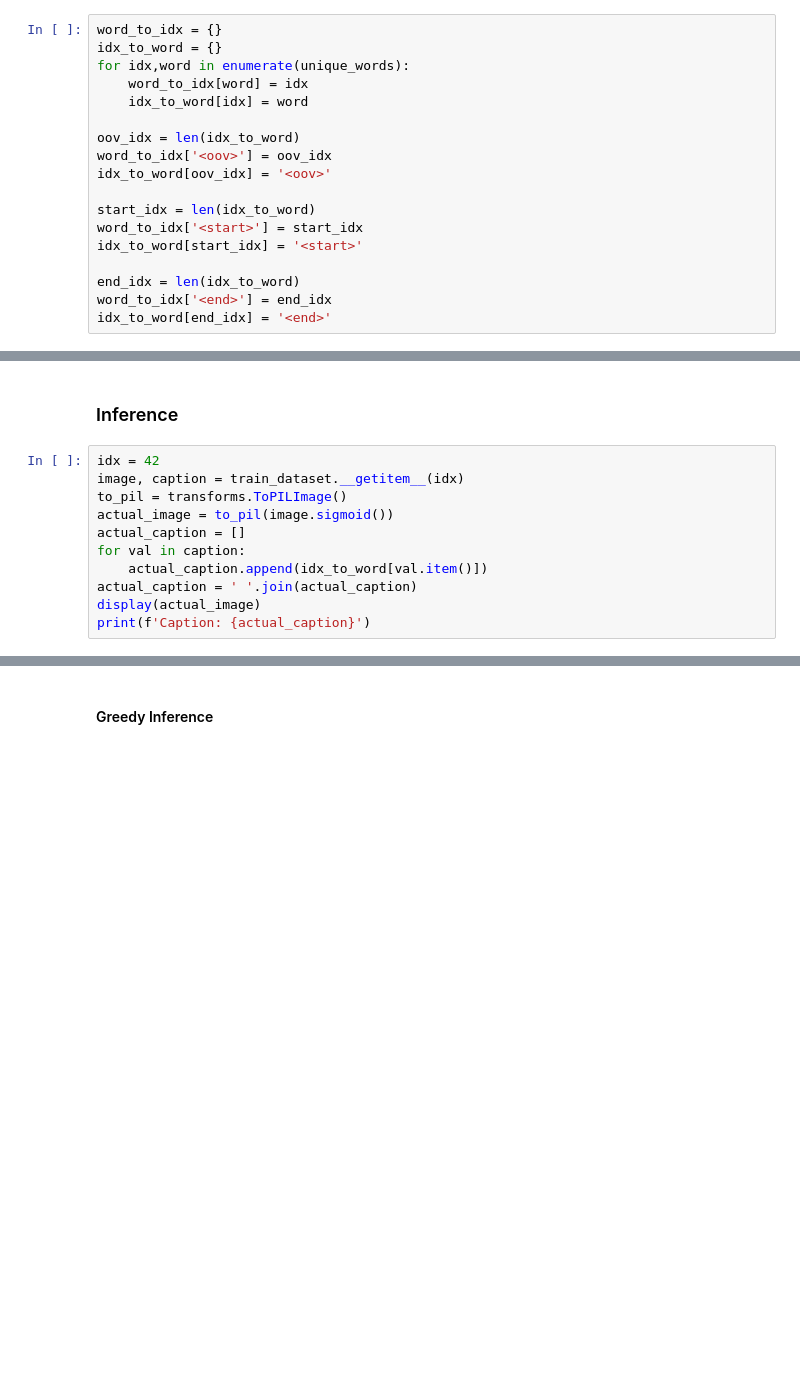
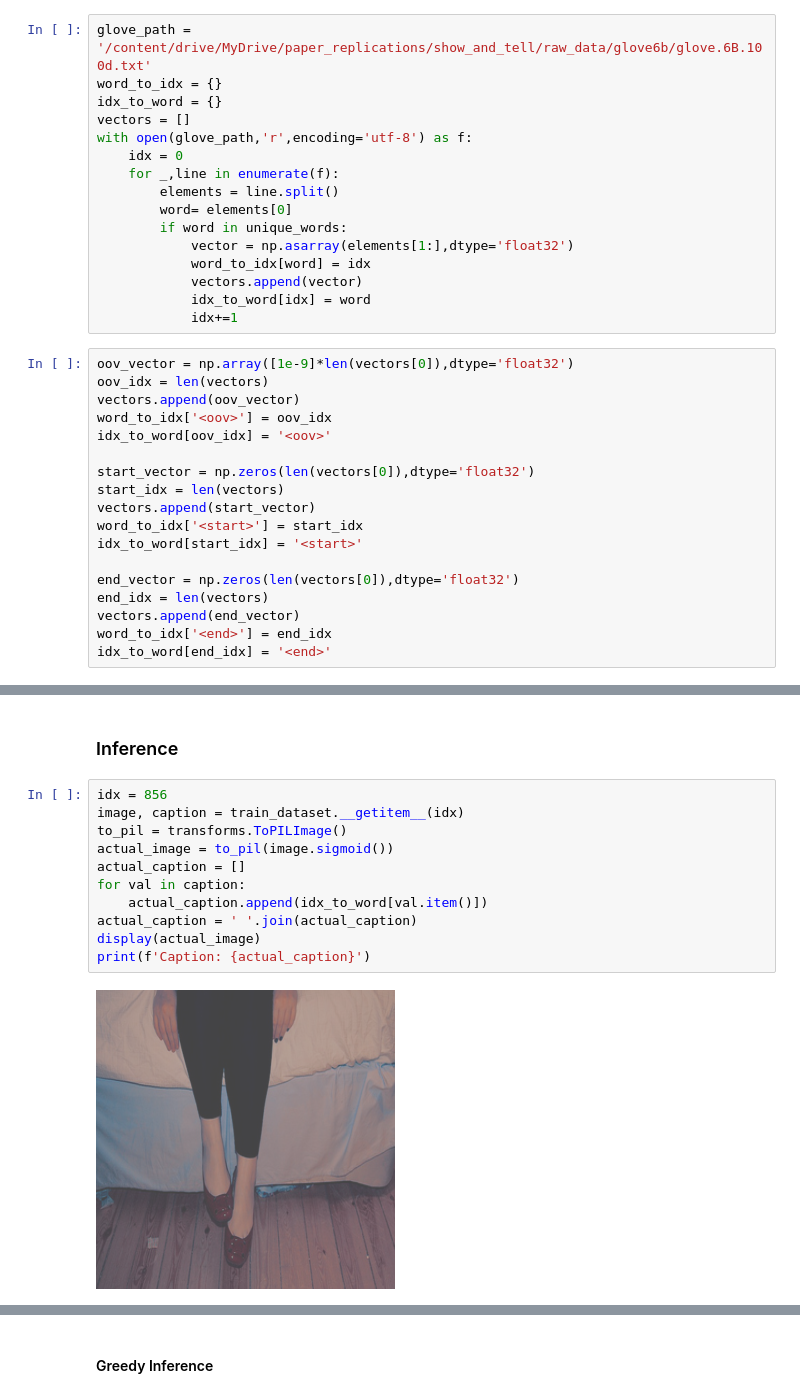
Before and after one commit to hakeematyab/Neural-Image-Caption-Generator-Show-and-Tell-Paper-Replication, a Jupyter notebook: ShowAndTell.ipynb, the cells around one changed output, grey strips where cells are left out. Saved outputs shown, nothing was run; the diff lists cells and outputs as text; blank space fills up the shorter version.

```diff
--- a/ShowAndTell.ipynb
+++ b/ShowAndTell.ipynb
@@ -178,21 +169,37 @@ unique_words = set()
 for doc in word_lists:
     for word in doc:
         unique_words.add(word)
+# %%
+glove_path = '/content/drive/MyDrive/paper_replications/show_and_tell/raw_data/glove6b/glove.6B.100d.txt'
+word_to_idx = {}
+idx_to_word = {}
+vectors = []
+with open(glove_path,'r',encoding='utf-8') as f:
+    idx = 0
+    for _,line in enumerate(f):
+        elements = line.split()
+        word= elements[0]
+        if word in unique_words:
+            vector = np.asarray(elements[1:],dtype='float32')
+            word_to_idx[word] = idx
+            vectors.append(vector)
+            idx_to_word[idx] = word
+            idx+=1
 # %%
-word_to_idx = {}
-idx_to_word = {}
-for idx,word in enumerate(unique_words):
-    word_to_idx[word] = idx
-    idx_to_word[idx] = word
-
-oov_idx = len(idx_to_word)
+oov_vector = np.array([1e-9]*len(vectors[0]),dtype='float32')
+oov_idx = len(vectors)
+vectors.append(oov_vector)
 word_to_idx['<oov>'] = oov_idx
 idx_to_word[oov_idx] = '<oov>'
 
-start_idx = len(idx_to_word)
+start_vector = np.zeros(len(vectors[0]),dtype='float32')
+start_idx = len(vectors)
+vectors.append(start_vector)
 word_to_idx['<start>'] = start_idx
 idx_to_word[start_idx] = '<start>'
 
-end_idx = len(idx_to_word)
+end_vector = np.zeros(len(vectors[0]),dtype='float32')
+end_idx = len(vectors)
+vectors.append(end_vector)
 word_to_idx['<end>'] = end_idx
 idx_to_word[end_idx] = '<end>'
@@ -939,13 +615,15 @@ NeuralImageCaption(
 # %% [markdown]
 ### Inference
 # %%
-idx = 42
+idx = 856
 image, caption = train_dataset.__getitem__(idx)
 to_pil = transforms.ToPILImage()
 actual_image = to_pil(image.sigmoid())
 actual_caption = []
 for val in caption:
     actual_caption.append(idx_to_word[val.item()])
 actual_caption = ' '.join(actual_caption)
 display(actual_image)
 print(f'Caption: {actual_caption}')
+# %% [output]
+[figure, added]
```
Also changed, not shown: parts of 47 cells of this notebook.
